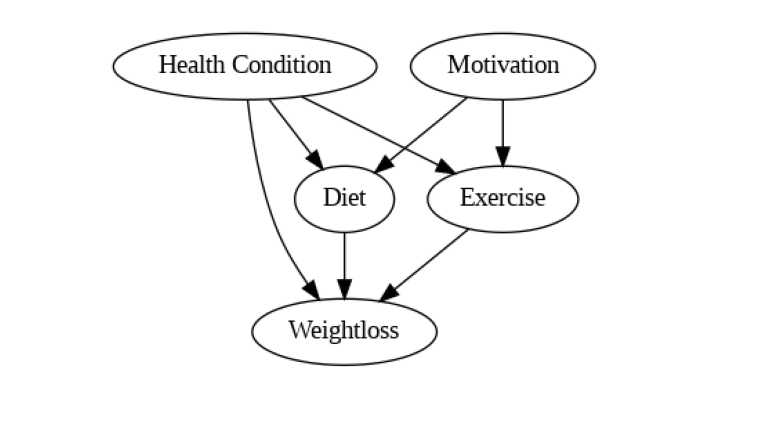
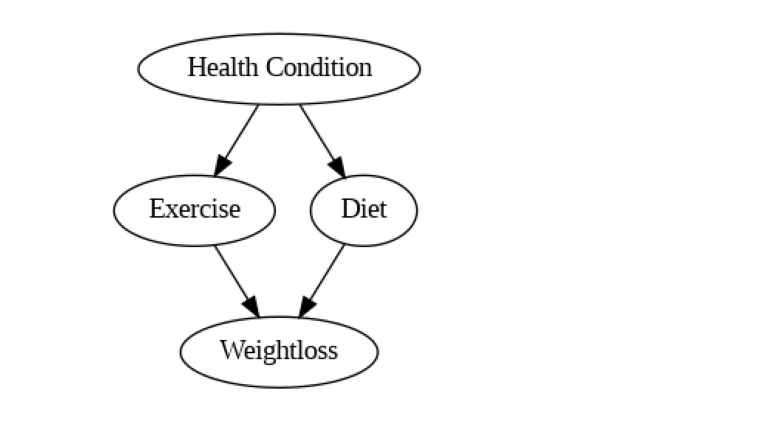
Before and after one commit to alexanderMal/inference, a Jupyter notebook: Task6/Task6_DAG.ipynb, the cells around one changed output. Cells and saved outputs as stored; diff of their text form; code cells hidden in the pictures.

```diff
--- a/Task6/Task6_DAG.ipynb
+++ b/Task6/Task6_DAG.ipynb
@@ -21,30 +21,27 @@ Requirement already satisfied: certifi>=2017.4.17 in /opt/conda/lib/python3.11/s
 # %%
 from pgmpy.models import BayesianNetwork
 import os
 os.environ['NUMEXPR_MAX_THREADS'] = '40'
 
 
 path = os.getcwd()+"/local/uni/inference/Task6/"
 
 
 import matplotlib.pyplot as plt
 
 model = BayesianNetwork([('Health Condition', 'Exercise'),
                          ('Health Condition', 'Diet'),
-                         ('Health Condition', 'Weightloss'),
                          ('Diet', 'Weightloss'),
                          ('Exercise', 'Weightloss'),
-                         ('Motivation', 'Diet'),
-                         ('Motivation', 'Exercise'),
 
 ])
 viz = model.to_graphviz()
 
 viz.draw(path + "./dag.png", prog="dot")
 #show image from path in plt
 img = plt.imread(path + "./dag.png")
 plt.imshow(img)
 plt.axis('off')
 plt.show()
 # %% [output]
-[figure, old version]
+[figure, new version]
```
Also changed, not shown: parts of 2 cells of this notebook, 3 other files.
